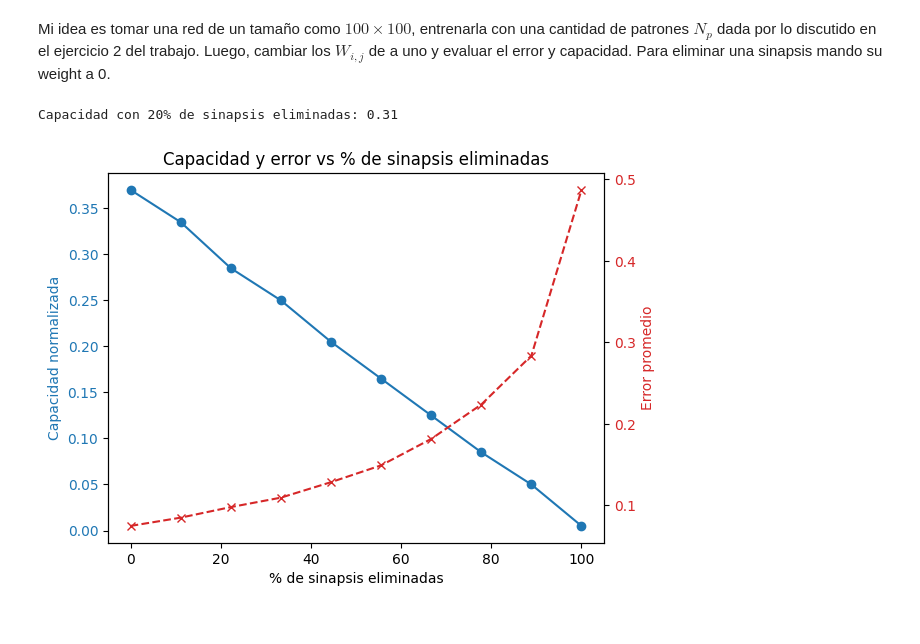
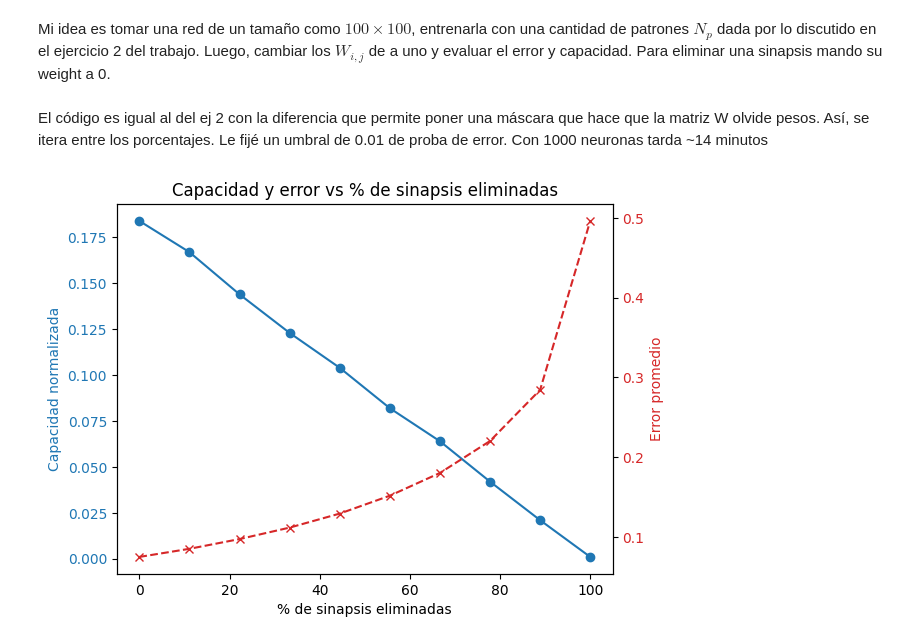
Before and after one commit to Icavicchioli/Redes-neuronales, a Jupyter notebook: Ej3_tp1.ipynb, the cells around one changed output. Saved outputs shown, nothing was run; the diff lists cells and outputs as text; code cells hidden in the pictures.

```diff
--- a/Ej3_tp1.ipynb
+++ b/Ej3_tp1.ipynb
@@ -254,52 +254,39 @@ class evaluacion_capacidad_red_neuronal:
             nuevo_patron = np.where(ruido, -patron_base, patron_base)
             patrones.append(nuevo_patron)
         return np.hstack(patrones)
-# %%
-n_neuronas = 200
-ERN = evaluacion_capacidad_red_neuronal(n_neuronas)
-
-# Definís una máscara eliminando 20% de sinapsis
-ERN.eliminar_sinapsis(0.2)
-
-# Ahora cada vez que entrenes, W se va a calcular con esa máscara aplicada
-errores, n_patrones = ERN.estimar_errores_vs_patrones()
-
-# Y podés calcular la capacidad igual que antes
-capacidad = ERN.capacidad_dada_proba(errores, n_patrones, prob_error_max=0.05)
-print("Capacidad con 20% de sinapsis eliminadas:", capacidad/n_neuronas)
-# %% [output]
-Capacidad con 20% de sinapsis eliminadas: 0.31
+# %% [markdown]
+El código es igual al del ej 2 con la diferencia que permite poner una máscara que hace que la matriz W olvide pesos. Así, se itera entre los porcentajes. Le fijé un umbral de 0.01 de proba de error. Con 1000 neuronas tarda ~14 minutos
 # %%
-n_neuronas = 200
+n_neuronas = 1000
 porcentajes = np.linspace(0, 1, 10)  # del 0% al 50% de sinapsis eliminadas
 capacidades = []
 errores_promedios = []
 
 for p in porcentajes:
     ERN = evaluacion_capacidad_red_neuronal(n_neuronas)
     ERN.eliminar_sinapsis(p)  # aplicamos la máscara
     errores, n_patrones = ERN.estimar_errores_vs_patrones()
-    capacidad = ERN.capacidad_dada_proba(errores, n_patrones, prob_error_max=0.05)
+    capacidad = ERN.capacidad_dada_proba(errores, n_patrones, prob_error_max=0.01)
 
     capacidades.append(capacidad / n_neuronas)
     errores_promedios.append(np.mean(errores))
 
 # Graficamos
 fig, ax1 = plt.subplots()
 
 color = 'tab:blue'
 ax1.set_xlabel('% de sinapsis eliminadas')
 ax1.set_ylabel('Capacidad normalizada', color=color)
 ax1.plot(porcentajes*100, capacidades, marker='o', color=color)
 ax1.tick_params(axis='y', labelcolor=color)
 
 ax2 = ax1.twinx()  # segundo eje y para errores
 color = 'tab:red'
 ax2.set_ylabel('Error promedio', color=color)
 ax2.plot(porcentajes*100, errores_promedios, marker='x', linestyle='--', color=color)
 ax2.tick_params(axis='y', labelcolor=color)
 
 plt.title('Capacidad y error vs % de sinapsis eliminadas')
 plt.show()
 # %% [output]
-[figure, old version]
+[figure, new version]
```
Also changed, not shown: parts of 5 cells of this notebook, 6 other files.
